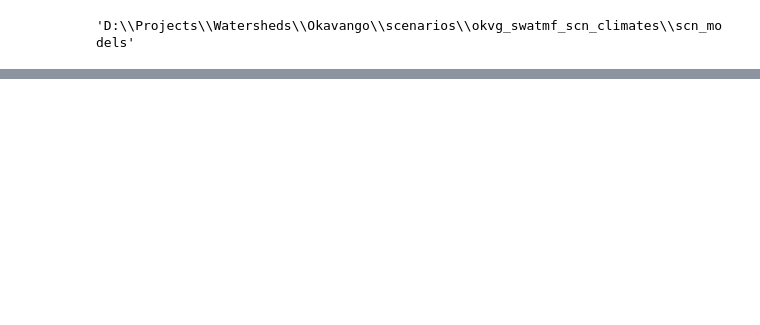
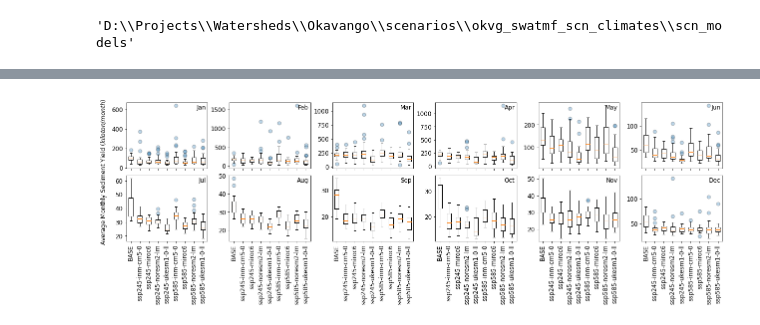
Before and after one commit to spark-brc/swatmf, a Jupyter notebook: okvg_031921_projected_str_sed.ipynb, the cells around one changed output, grey strips where cells are left out. Saved outputs shown, nothing was run; the diff lists cells and outputs as text; code cells hidden in the pictures; blank space fills up the shorter version.

```diff
--- a/okvg_031921_projected_str_sed.ipynb
+++ b/okvg_031921_projected_str_sed.ipynb
@@ -403,0 +281,4 @@ wd
+# %%
+tot_df = pd.concat([base_df, scn_df], axis=1)
+xlabels = ['BASE']+[x[5:-8] for x in tot_df.columns[1:]]
+xlabels
@@ -403,0 +295,42 @@ wd
+# %%
+# Boxplot
+f, axes = plt.subplots(2, 6, figsize=(18,6), sharex=True)
+ax1 = f.add_subplot(111, frameon=False)
+ax1.tick_params(labelcolor='none', top=False, bottom=False, left=False, right=False)
+month_names = ['Jan','Feb','Mar','Apr','May','Jun',
+               'Jul','Aug','Sep','Oct','Nov','Dec']
+
+
+# plot. Set color of marker edge
+flierprops = dict(
+                marker='o', markerfacecolor='#1f77b4', markersize=7,
+                # linestyle='None',
+                # markeredgecolor='none',
+                alpha=0.3)
+for i, ax in enumerate(axes.flat):
+    df_m = tot_df.loc[tot_df.index.month==i+1]
+    data = [df_m[i].dropna()/(1e3) for i in df_m.columns]
+    # df_m = df_m.dropna(ax)
+
+    ax.boxplot(data, flierprops=flierprops)
+
+
+    # ax.boxplot(df_m.values, flierprops=flierprops)
+    ax.set_xticks([i+1 for i in range(9)])
+    # ax.set_xticklabels(df_m.keys(), rotation=90)
+    ax.set_xticklabels(xlabels, rotation=90)
+    # ax.set_xticks(df_m.columns[::1])
+    ax.set_title(
+        month_names[i],
+        horizontalalignment='right',
+        x=0.98,
+        y=0.85,
+        fontsize=12
+    )
+    ax.tick_params(axis='both', labelsize=12)
+ax1.set_ylabel('Average Monthly Sediment Yield $(kiloton/month)$', fontsize=12, labelpad=20)
+plt.tight_layout()
+plt.savefig(os.path.join(wd, 'projected_msed.png'), dpi=300, bbox_inches="tight")
+plt.show()
+# %% [output]
+[figure, added]
```
Also changed, not shown: parts of 27 cells of this notebook.
